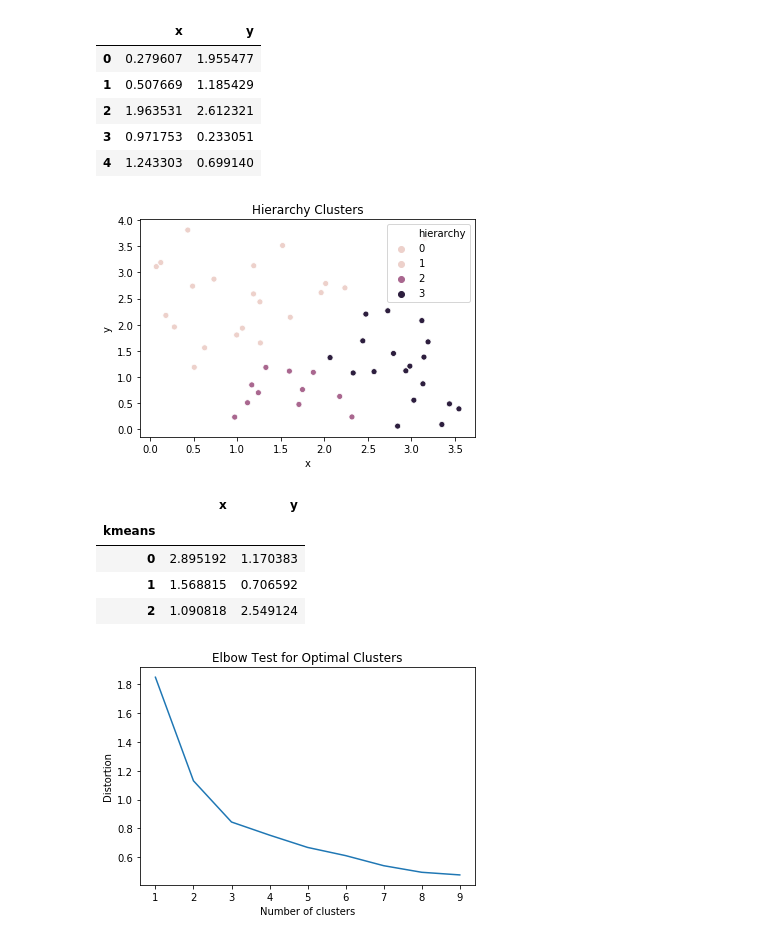
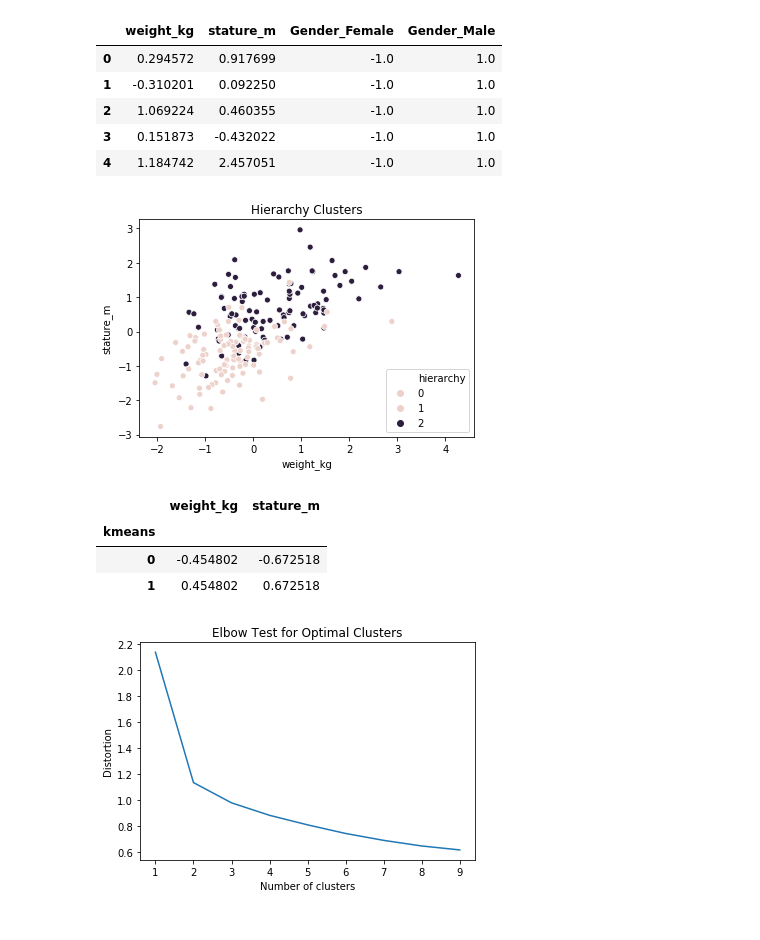
Before and after one commit to VictorCalderon/data-snippets, a Jupyter notebook: MachineLearning/UnsupervisedML.ipynb, the cells around one changed output. Drawn from its saved outputs; the diff is of its cells as text; code cells hidden in the pictures.

```diff
--- a/MachineLearning/UnsupervisedML.ipynb
+++ b/MachineLearning/UnsupervisedML.ipynb
@@ -11,48 +11,54 @@ from sklearn.feature_extraction.text import TfidfVectorizer
 
 # Data Visualization
 import seaborn as sns, pandas as pd
-# %%
-# Generate Random Data
-np.random.seed = 10
-x_coord = whiten(np.random.rand(50) * 10)
-y_coord = whiten(np.random.rand(50) * 10)
-
-# Build DataFrame
-df = pd.DataFrame({'x': x_coord, 'y': y_coord})
-df.head()
-# %% [output]
-|  | x | y |
-| 0 | 0.279607 | 1.955477 |
-| 1 | 0.507669 | 1.185429 |
-| 2 | 1.963531 | 2.612321 |
-| 3 | 0.971753 | 0.233051 |
-| 4 | 1.243303 | 0.699140 |
+# %%
+# Import data from datasets
+df = pd.read_csv('~/DevSpace/Data-Snippets/MachineLearning/datasets/ansur.csv')
+
+# Remove redundant column
+df = df.drop(['body_height'], axis=1)
+
+# Get dummies for Gender column
+df = pd.get_dummies(df)
+
+# Scale data with Standard Scaling
+scaled_data = StandardScaler().fit_transform(df)
+
+# First rows of df
+df = pd.DataFrame(scaled_data, columns=df.columns)
+df.head()
+# %% [output]
+|  | weight_kg | stature_m | Gender_Female | Gender_Male |
+| 0 | 0.294572 | 0.917699 | -1.0 | 1.0 |
+| 1 | -0.310201 | 0.092250 | -1.0 | 1.0 |
+| 2 | 1.069224 | 0.460355 | -1.0 | 1.0 |
+| 3 | 0.151873 | -0.432022 | -1.0 | 1.0 |
+| 4 | 1.184742 | 2.457051 | -1.0 | 1.0 |
 # %%
 # Calculate linkage matrix with 'ward' method
 distance_matrix = linkage(df, method='ward')
 
 # Add clustered column with new label
-df['hierarchy'] = fcluster(distance_matrix, 3, criterion='maxclust')
+df['hierarchy'] = fcluster(distance_matrix, 2, criterion='maxclust')
 # %%
 # Visualize Hierarchy Clusters
-sns.scatterplot(x='x', y='y', hue='hierarchy', data=df)
+sns.scatterplot(x='weight_kg', y='stature_m', hue='hierarchy', data=df)
 plt.title('Hierarchy Clusters')
 plt.show()
 # %% [output]
-[figure, old version]
+[figure, new version]
 # %%
 # Calculate Centroids with kmeans and add labels to df
-centroids, distortion = kmeans(df, 3)
+centroids, distortion = kmeans(df, 2)
 df['kmeans'], df['distortion'] = vq(df, centroids)
 
 # Mean centroids in k-means
-df[['x', 'y', 'kmeans']].groupby('kmeans').mean()
+df[['weight_kg', 'stature_m', 'kmeans']].groupby('kmeans').mean()
 # %% [output]
-|  | x | y |
+|  | weight_kg | stature_m |
 | kmeans |  |  |
-| 0 | 2.895192 | 1.170383 |
-| 1 | 1.568815 | 0.706592 |
-| 2 | 1.090818 | 2.549124 |
+| 0 | -0.454802 | -0.672518 |
+| 1 | 0.454802 | 0.672518 |
 # %%
 # Elbow method to determine optimal number of clusters
 num_clusts = range(1, 10)
@@ -63,6 +69,6 @@ plt.ylabel('Distortion')
 plt.xlabel('Number of clusters')
 plt.show()
 # %% [output]
-[figure, old version]
+[figure, new version]
 # %%
 # Visualize Kmeans Clusters
```
Also changed, not shown: parts of 3 cells of this notebook.
